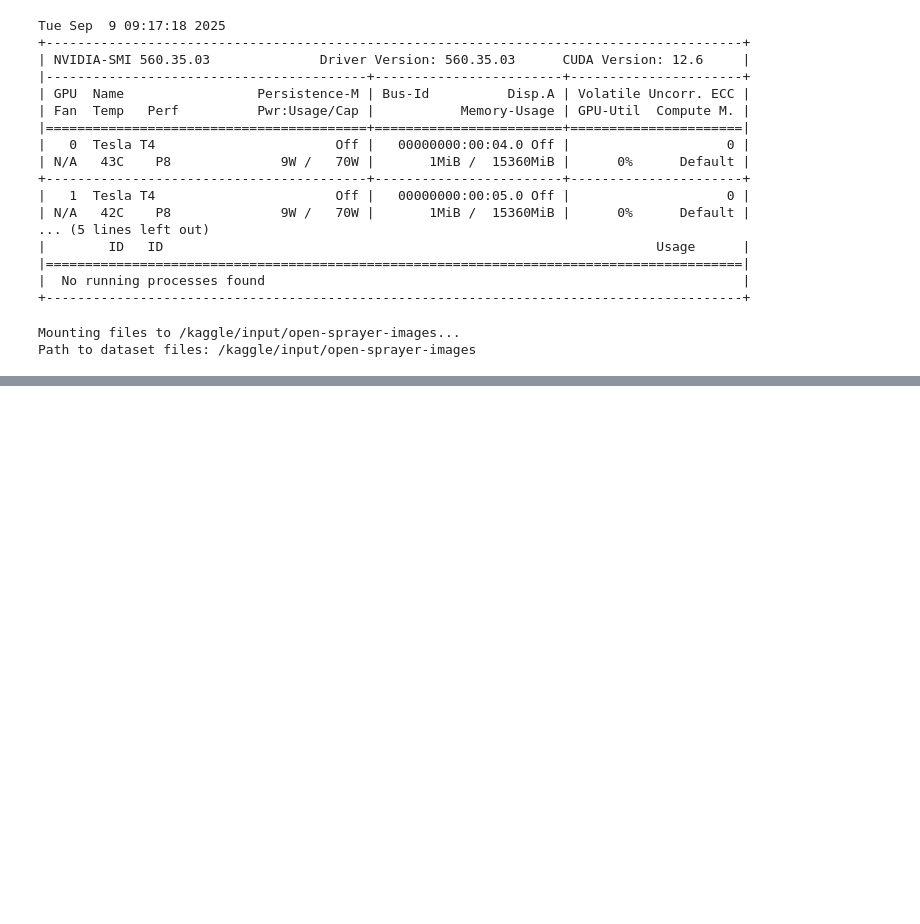
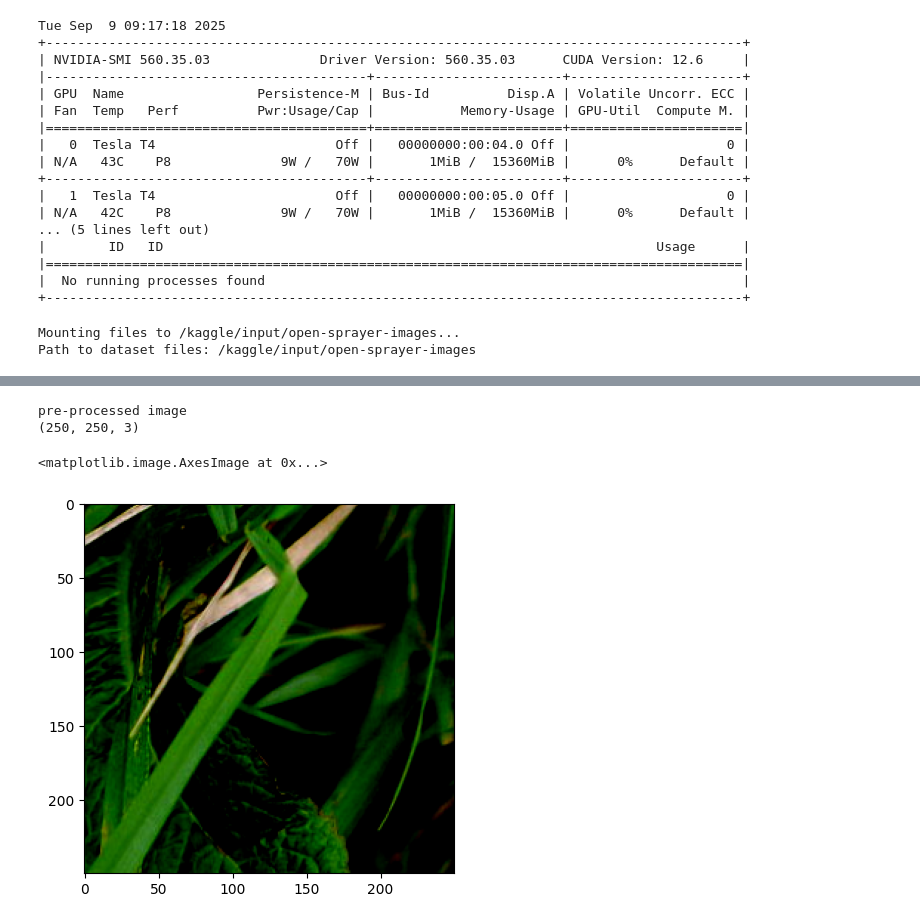
Before and after one commit to Shaily4504/Weed-Detection, a Jupyter notebook: Weed.ipynb, the cells around one changed output, grey strips where cells are left out. Cells and saved outputs as stored; diff of their text form; code cells hidden in the pictures; blank space fills up the shorter version.

Commit message:
Kaggle Notebook | Weed-Detection | Version 1

```diff
--- a/Weed.ipynb
+++ b/Weed.ipynb
@@ -34,0 +77,30 @@ print("Folders in dataset :",os.listdir('/content/Docknet'))
+# %%
+# defining image size
+img_size = 250
+# pre-processing function
+def preprocess(filename):
+  ## reading images
+  img = cv2.imread(filename)
+  ## converting bgr to rgb color space
+  img = cv2.cvtColor(img, cv2.COLOR_BGR2RGB)
+  ## center crop
+  cropped_img = img[int((img.shape[0] - min(img.shape[0], img.shape[1]))/2): int((img.shape[0] + min(img.shape[0], img.shape[1]))/2), int((img.shape[1] - min(img.shape[0], img.shape[1]))/2): int((img.shape[1] + min(img.shape[0], img.shape[1]))/2), :]
+  ## image resizing
+  img_ = cv2.resize(cropped_img, (img_size,img_size))
+  ## converting pixel values to floats
+  img_normal = img_.astype("float32")
+  ## applying normalization method
+  img_final = preprocess_input(img_normal)
+  ## returning image
+  return img_final
+# %%
+## example of pre processed image
+test_preimg = preprocess('/kaggle/input/open-sprayer-images/Docknet/train/docks/10021_11374_8504.jpg')
+print("pre-processed image")
+print(test_preimg.shape)
+plt.imshow(test_preimg)
+# %% [output]
+pre-processed image
+(250, 250, 3)
+<matplotlib.image.AxesImage at 0x...>
+[figure, added]
```
Also changed, not shown: parts of 5 cells of this notebook.
